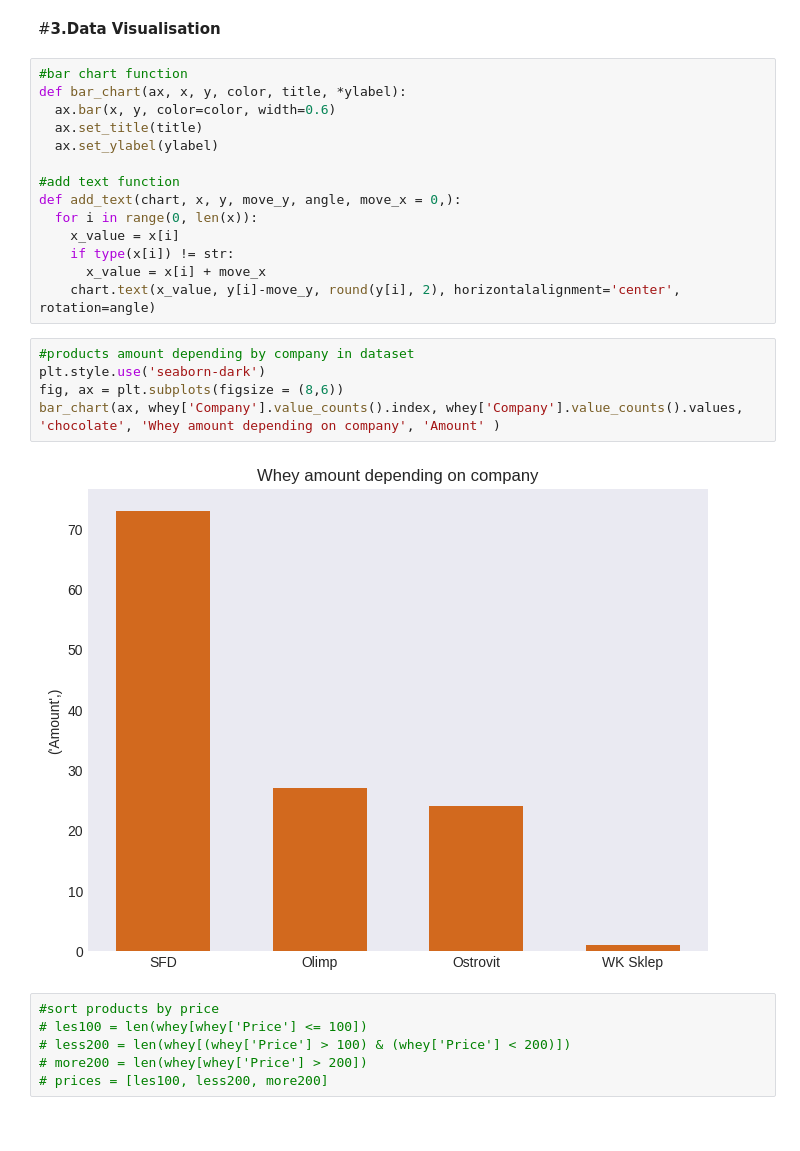
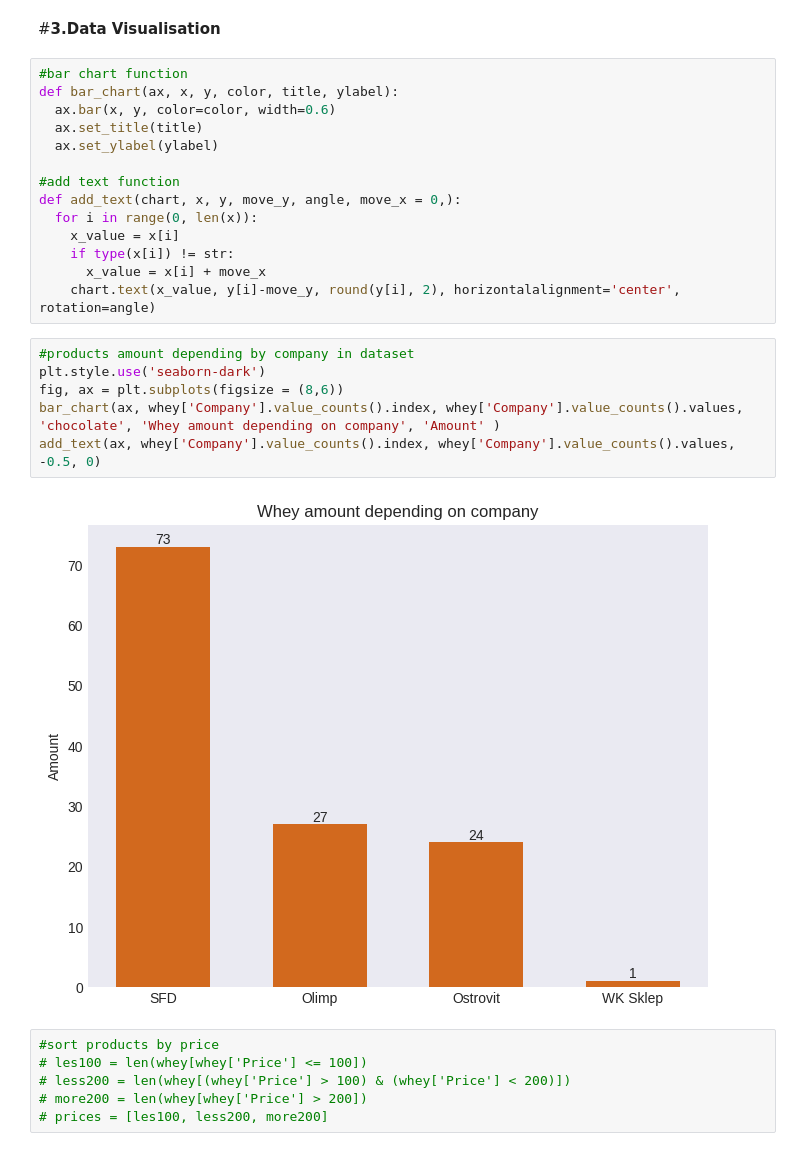
Before and after one commit to KamilShape/whey_analysis, a Jupyter notebook: Whey_analysis.ipynb, the cells around one changed output. Saved outputs shown, nothing was run; the diff lists cells and outputs as text.

```diff
--- a/Whey_analysis.ipynb
+++ b/Whey_analysis.ipynb
@@ -62,7 +62,7 @@ whey['Price/100'].mean()
 #**3.Data Visualisation**
 # %%
 #bar chart function
-def bar_chart(ax, x, y, color, title, *ylabel):
+def bar_chart(ax, x, y, color, title, ylabel):
   ax.bar(x, y, color=color, width=0.6)
   ax.set_title(title)
   ax.set_ylabel(ylabel)
@@ -77,10 +77,11 @@ def add_text(chart, x, y, move_y, angle, move_x = 0,):
 # %%
 #products amount depending by company in dataset
 plt.style.use('seaborn-dark')
 fig, ax = plt.subplots(figsize = (8,6))
 bar_chart(ax, whey['Company'].value_counts().index, whey['Company'].value_counts().values, 'chocolate', 'Whey amount depending on company', 'Amount' )
+add_text(ax, whey['Company'].value_counts().index, whey['Company'].value_counts().values, -0.5, 0)
 # %% [output]
-[figure, old version]
+[figure, new version]
 # %%
 #sort products by price
 # les100 = len(whey[whey['Price'] <= 100])
```
Also changed, not shown: parts of 2 cells of this notebook.
